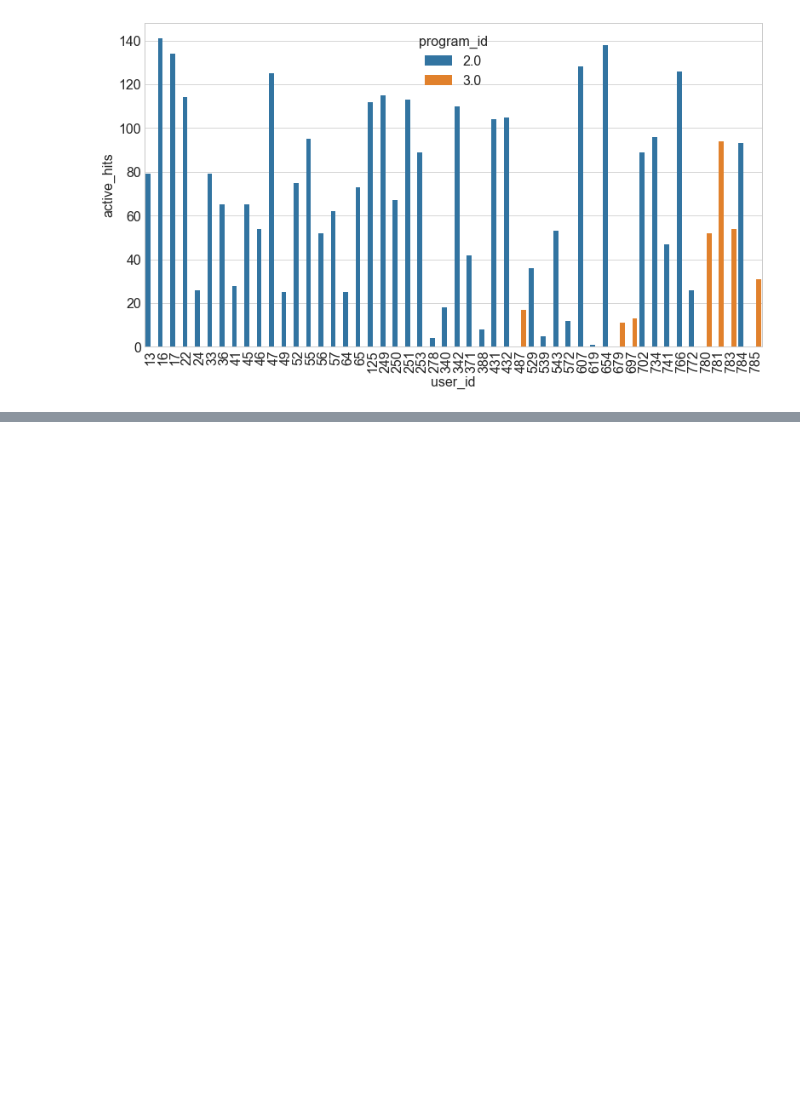
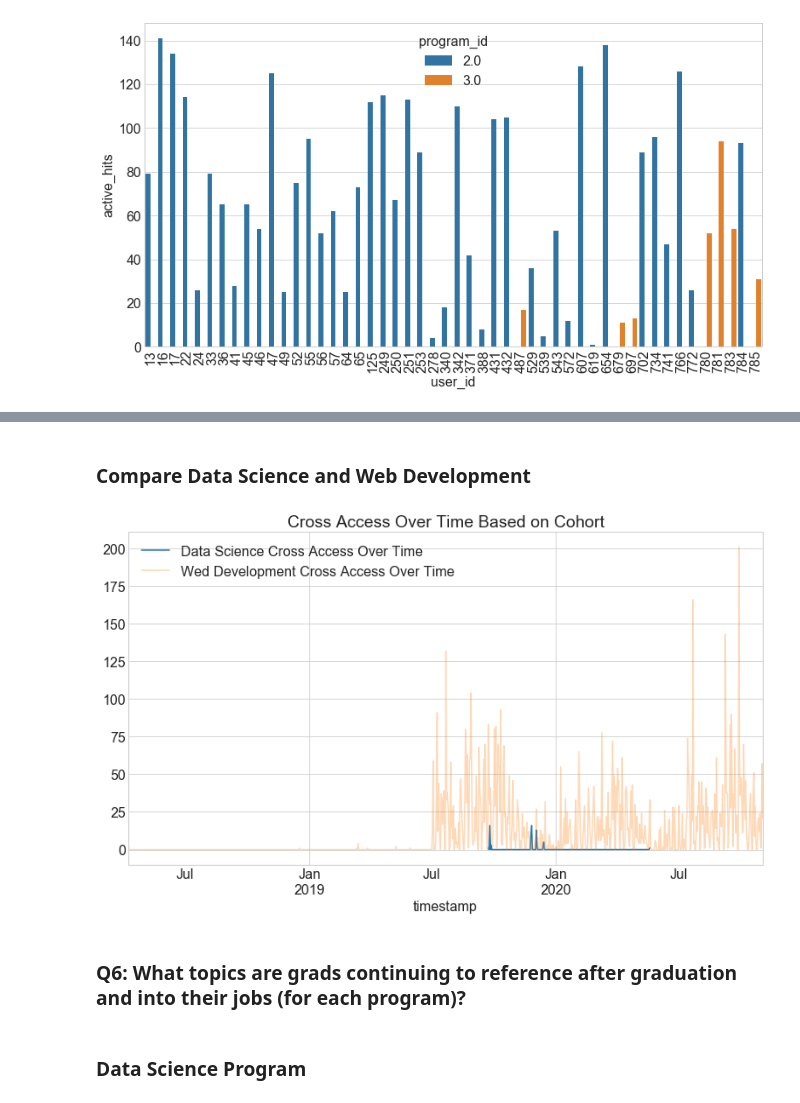
Before and after one commit to Yongliang-Shi/Anomaly-Detection-in-the-Curriculum-Access-Log, a Jupyter notebook: explore_log.ipynb, the cells around one changed output, grey strips where cells are left out. Saved outputs shown, nothing was run; the diff lists cells and outputs as text; code cells hidden in the pictures; blank space fills up the shorter version.

```diff
--- a/explore_log.ipynb
+++ b/explore_log.ipynb
@@ -339,0 +556,14 @@ plt.show()
+# %% [markdown]
+### Compare Data Science and Web Development
+# %%
+log_ds_cross.resample('D').lesson.count().plot(label='Data Science Cross Access Over Time')
+log_wd_cross.resample('D').lesson.count().plot(alpha=0.3, label='Wed Development Cross Access Over Time')
+plt.title('Cross Access Over Time Based on Cohort')
+plt.legend()
+plt.show()
+# %% [output]
+[figure, added]
+# %% [markdown]
+### Q6: What topics are grads continuing to reference after graduation and into their jobs (for each program)?
+# %% [markdown]
+### Data Science Program
```
Also changed, not shown: parts of 24 cells of this notebook.
